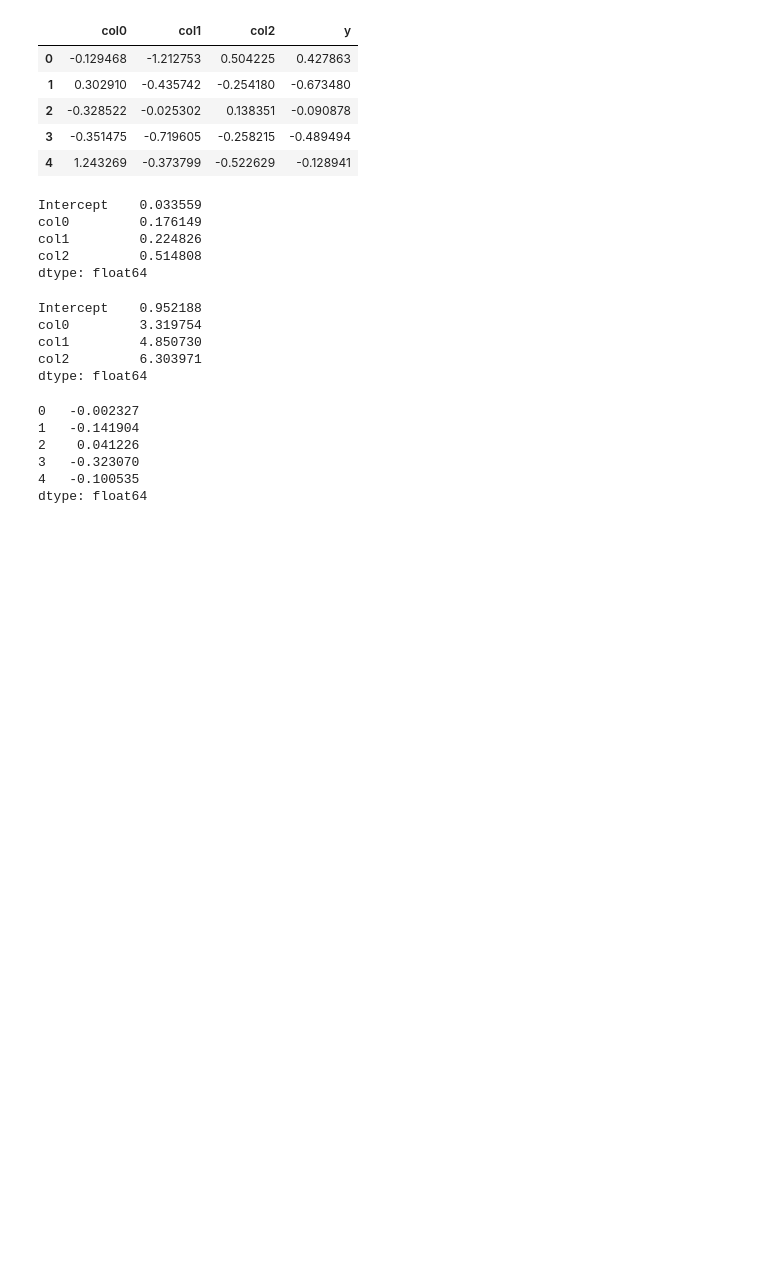
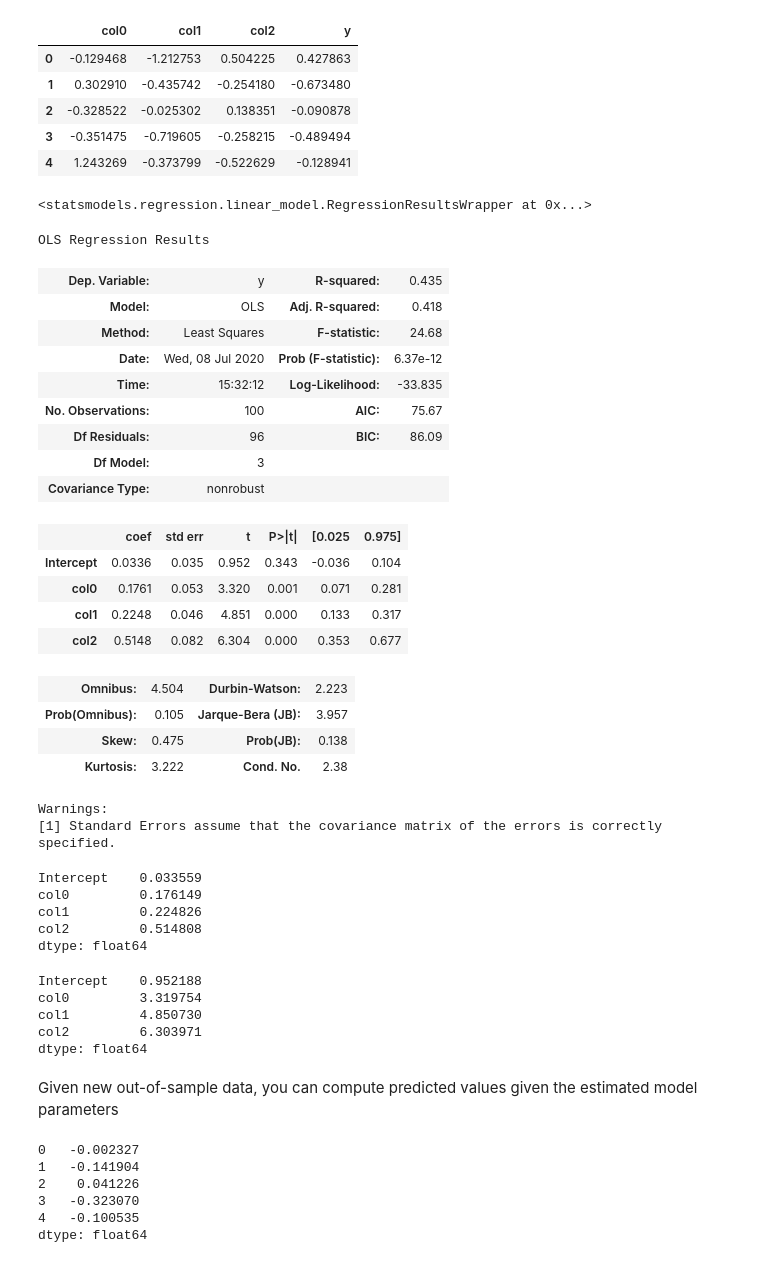
Before and after one commit to BoyuanLi-Steven/Python-For-Data-Analysis-2nd, a Jupyter notebook: Chapter 13. Introduction to Modeling Libraries in Python.ipynb, the cells around one changed output. Drawn from its saved outputs; the diff is of its cells as text; code cells hidden in the pictures; blank space fills up the shorter version.

```diff
--- a/Chapter 13. Introduction to Modeling Libraries in Python.ipynb
+++ b/Chapter 13. Introduction to Modeling Libraries in Python.ipynb
@@ -514,13 +581,41 @@ data[:5]
 | 4 | 1.243269 | -0.373799 | -0.522629 | -0.128941 |
 # %%
 results = smf.ols('y ~ col0 + col1 + col2', data = data).fit()
-results.params
+results
 # %% [output]
-Intercept    0.033559
-col0         0.176149
-col1         0.224826
-col2         0.514808
-dtype: float64
+<statsmodels.regression.linear_model.RegressionResultsWrapper at 0x...>
+# %%
+results.summary()
+# %% [output]
+OLS Regression Results
+| Dep. Variable: | y | R-squared: | 0.435 |
+| Model: | OLS | Adj. R-squared: | 0.418 |
+| Method: | Least Squares | F-statistic: | 24.68 |
+| Date: | Wed, 08 Jul 2020 | Prob (F-statistic): | 6.37e-12 |
+| Time: | 15:32:12 | Log-Likelihood: | -33.835 |
+| No. Observations: | 100 | AIC: | 75.67 |
+| Df Residuals: | 96 | BIC: | 86.09 |
+| Df Model: | 3 |  |  |
+| Covariance Type: | nonrobust |  |  |
+|  | coef | std err | t | P>|t| | [0.025 | 0.975] |
+| Intercept | 0.0336 | 0.035 | 0.952 | 0.343 | -0.036 | 0.104 |
+| col0 | 0.1761 | 0.053 | 3.320 | 0.001 | 0.071 | 0.281 |
+| col1 | 0.2248 | 0.046 | 4.851 | 0.000 | 0.133 | 0.317 |
+| col2 | 0.5148 | 0.082 | 6.304 | 0.000 | 0.353 | 0.677 |
+| Omnibus: | 4.504 | Durbin-Watson: | 2.223 |
+| Prob(Omnibus): | 0.105 | Jarque-Bera (JB): | 3.957 |
+| Skew: | 0.475 | Prob(JB): | 0.138 |
+| Kurtosis: | 3.222 | Cond. No. | 2.38 |
+Warnings:
+[1] Standard Errors assume that the covariance matrix of the errors is correctly specified.
+# %%
+results.params
+# %% [output]
+Intercept    0.033559
+col0         0.176149
+col1         0.224826
+col2         0.514808
+dtype: float64
 # %%
 results.tvalues
 # %% [output]
@@ -529,6 +624,8 @@ col0         3.319754
 col1         4.850730
 col2         6.303971
 dtype: float64
+# %% [markdown]
+Given new out-of-sample data, you can compute predicted values given the estimated model parameters
 # %%
 results.predict(data[:5])
 # %% [output]
```
Also changed, not shown: parts of 69 cells of this notebook.
